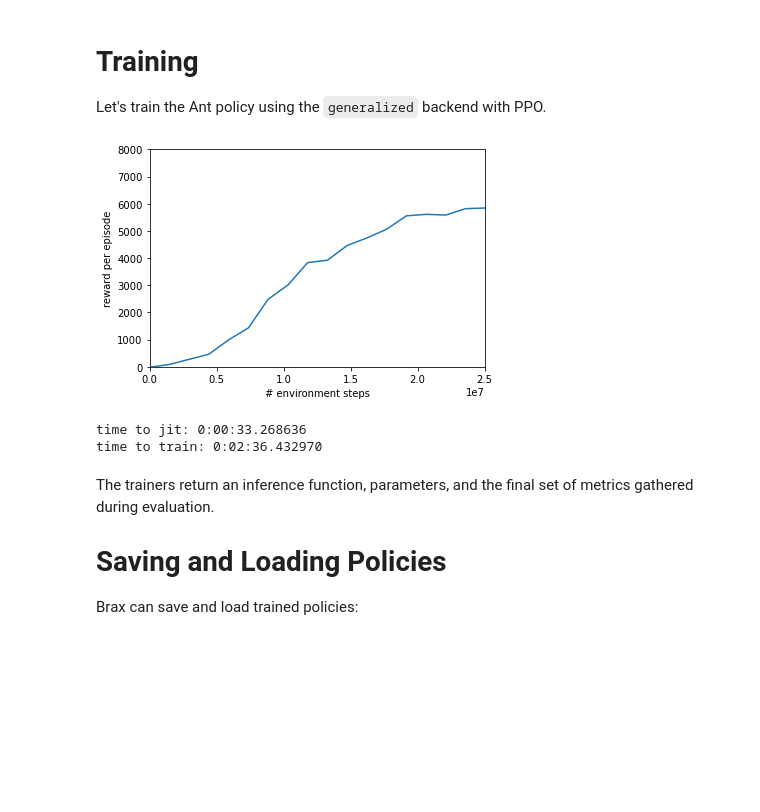
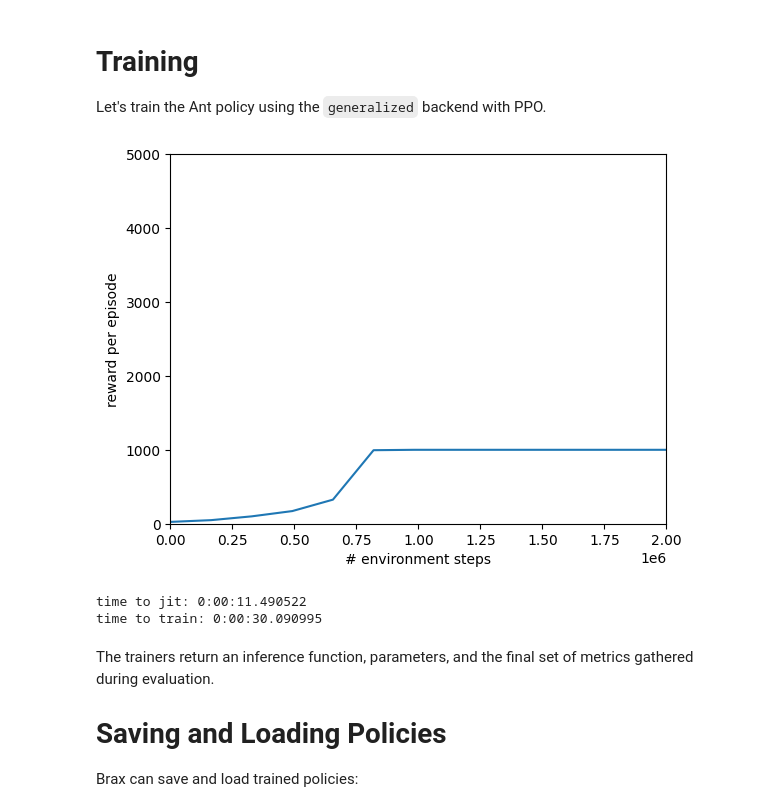
Before and after one commit to DhruvBhatia0/CLIP-ART, a Jupyter notebook: notebooks/training.ipynb, the cells around one changed output. Drawn from its saved outputs; the diff is of its cells as text; code cells hidden in the pictures; blank space fills up the shorter version.

```diff
--- a/notebooks/training.ipynb
+++ b/notebooks/training.ipynb
@@ -36,0 +140,16 @@ if 'COLAB_TPU_ADDR' in os.environ:
+# %%
+import os
+
+# Path to the inverted_pendulum.py file
+file_path = '/usr/local/lib/python3.10/dist-packages/brax/envs/inverted_pendulum.py'
+
+# Write the new content to the file
+with open(file_path, 'w') as f:
+  f.write(text)
+
+# Reload the jax module
+import importlib
+importlib.reload(jax)
+importlib.reload(brax)
+
+print("inverted_pendulum.py replaced and jax reloaded.")
@@ -80,37 +201,37 @@ train_fn = {
   'humanoidstandup': functools.partial(ppo.train, num_timesteps=100_000_000, num_evals=20, reward_scaling=0.1, episode_length=1000, normalize_observations=True, action_repeat=1, unroll_length=15, num_minibatches=32, num_updates_per_batch=8, discounting=0.97, learning_rate=6e-4, entropy_cost=1e-2, num_envs=2048, batch_size=1024, seed=1),
   'hopper': functools.partial(sac.train, num_timesteps=6_553_600, num_evals=20, reward_scaling=30, episode_length=1000, normalize_observations=True, action_repeat=1, discounting=0.997, learning_rate=6e-4, num_envs=128, batch_size=512, grad_updates_per_step=64, max_devices_per_host=1, max_replay_size=1048576, min_replay_size=8192, seed=1),
   'walker2d': functools.partial(sac.train, num_timesteps=7_864_320, num_evals=20, reward_scaling=5, episode_length=1000, normalize_observations=True, action_repeat=1, discounting=0.997, learning_rate=6e-4, num_envs=128, batch_size=128, grad_updates_per_step=32, max_devices_per_host=1, max_replay_size=1048576, min_replay_size=8192, seed=1),
   'halfcheetah': functools.partial(ppo.train, num_timesteps=50_000_000, num_evals=20, reward_scaling=1, episode_length=1000, normalize_observations=True, action_repeat=1, unroll_length=20, num_minibatches=32, num_updates_per_batch=8, discounting=0.95, learning_rate=3e-4, entropy_cost=0.001, num_envs=2048, batch_size=512, seed=3),
   'pusher': functools.partial(ppo.train, num_timesteps=50_000_000, num_evals=20, reward_scaling=5, episode_length=1000, normalize_observations=True, action_repeat=1, unroll_length=30, num_minibatches=16, num_updates_per_batch=8, discounting=0.95, learning_rate=3e-4,entropy_cost=1e-2, num_envs=2048, batch_size=512, seed=3),
 }[env_name]
 
 
-max_y = {'ant': 8000, 'halfcheetah': 8000, 'hopper': 2500, 'humanoid': 13000, 'humanoidstandup': 75_000, 'reacher': 5, 'walker2d': 5000, 'pusher': 0}[env_name]
+max_y = {'inverted_pendulum': 5000, 'ant': 8000, 'halfcheetah': 8000, 'hopper': 2500, 'humanoid': 13000, 'humanoidstandup': 75_000, 'reacher': 5, 'walker2d': 5000, 'pusher': 0}[env_name]
 min_y = {'reacher': -100, 'pusher': -150}.get(env_name, 0)
 
 xdata, ydata = [], []
 times = [datetime.now()]
 
 def progress(num_steps, metrics):
   times.append(datetime.now())
   xdata.append(num_steps)
   ydata.append(metrics['eval/episode_reward'])
   clear_output(wait=True)
   plt.xlim([0, train_fn.keywords['num_timesteps']])
   plt.ylim([min_y, max_y])
   plt.xlabel('# environment steps')
   plt.ylabel('reward per episode')
   plt.plot(xdata, ydata)
   plt.show()
 
 make_inference_fn, params, _ = train_fn(environment=env, progress_fn=progress)
 
 print(f'time to jit: {times[1] - times[0]}')
 print(f'time to train: {times[-1] - times[1]}')
 # %% [output]
-[figure, old version]
+[figure, new version]
-time to jit: 0:00:33.268636
-time to train: 0:02:36.432970
+time to jit: 0:00:11.490522
+time to train: 0:00:30.090995
 # %% [markdown]
 The trainers return an inference function, parameters, and the final set of metrics gathered during evaluation.
 
```
Also changed, not shown: parts of 3 cells of this notebook.
